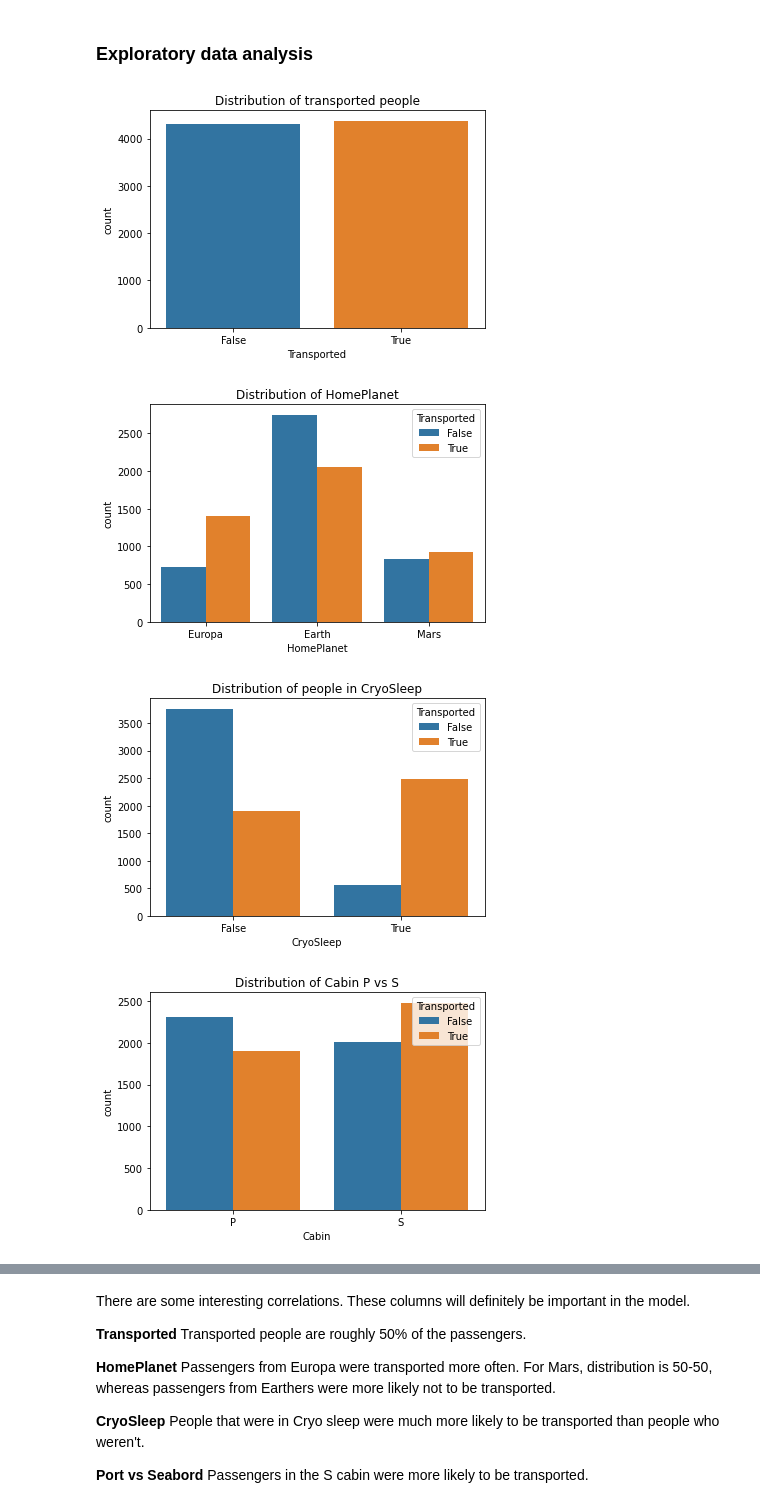
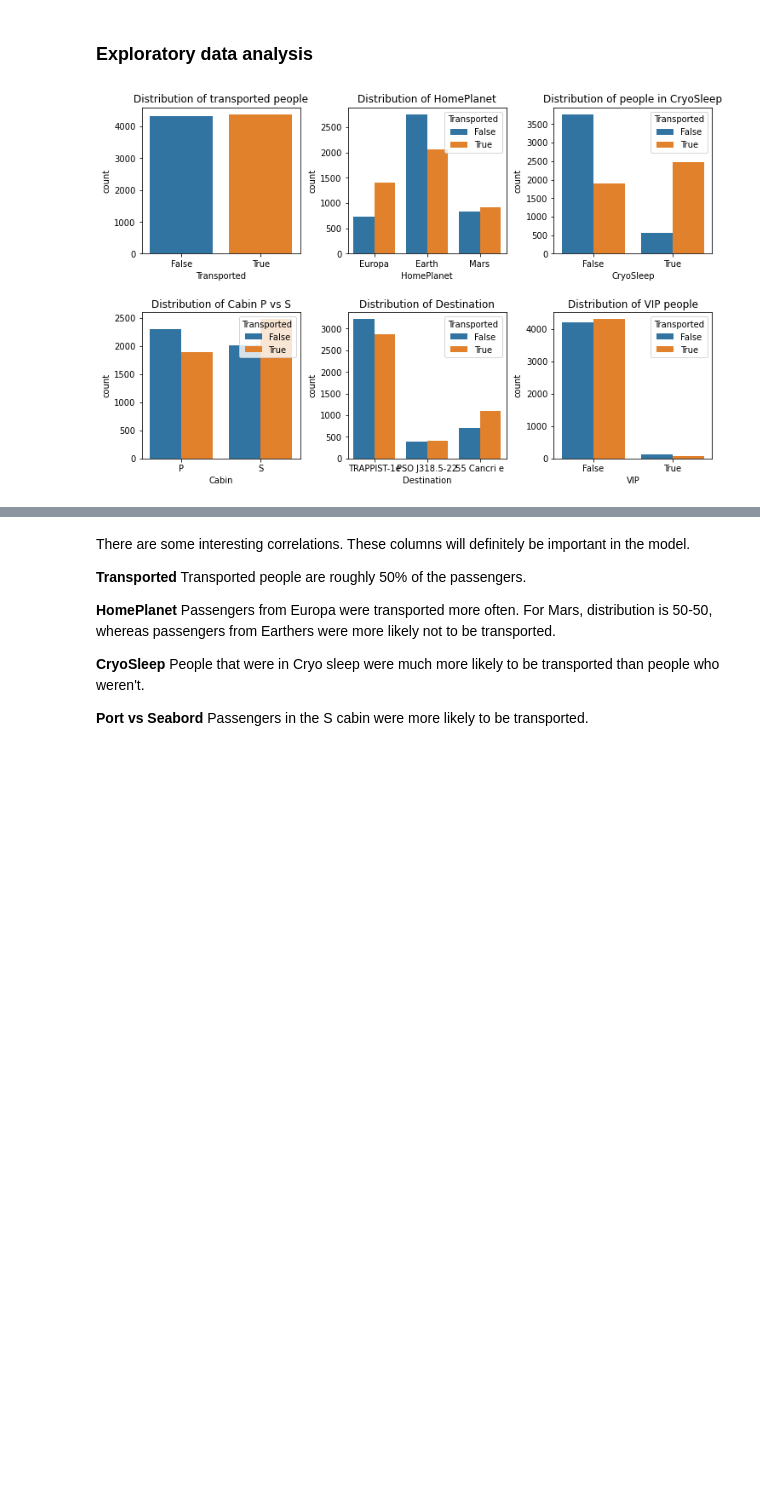
Before and after one commit to cseilcseil/spaceship-titanic, a Jupyter notebook: spaceship_titanic.ipynb, the cells around one changed output, grey strips where cells are left out. Saved outputs shown, nothing was run; the diff lists cells and outputs as text; code cells hidden in the pictures; blank space fills up the shorter version.

```diff
--- a/spaceship_titanic.ipynb
+++ b/spaceship_titanic.ipynb
@@ -97,42 +98,33 @@ dtype: int64
 ### Exploratory data analysis
 # %%
 # Transported people is roughly 50-50
-plt.figure()
+plt.figure(figsize=(12,12))
+
+plt.subplot(3,3,1)
 sns.countplot(data=data,x='Transported')
 plt.title('Distribution of transported people')
-plt.show()
-
 # Distribution of HomePlanet
-plt.figure()
+plt.subplot(3,3,2)
 sns.countplot(data=data,x='HomePlanet',hue='Transported')
 plt.title('Distribution of HomePlanet')
-plt.show()
-
 # Distribution of CryoSleep
-plt.figure()
+plt.subplot(3,3,3)
 sns.countplot(data=data,x='CryoSleep',hue='Transported')
 plt.title('Distribution of people in CryoSleep')
-plt.show()
-
 # Distribution of P vs S cabin
-plt.figure()
+plt.subplot(3,3,4)
 sns.countplot(data=data,x='Cabin',hue='Transported')
 plt.title('Distribution of Cabin P vs S')
-plt.show()
-
 # Distribution of Destination
-plt.figure()
+plt.subplot(3,3,5)
 sns.countplot(data=data,x='Destination',hue='Transported')
 plt.title('Distribution of Destination')
-plt.show()
-
 # Distribution of VIP people
-plt.figure()
+plt.subplot(3,3,6)
 sns.countplot(data=data,x='VIP',hue='Transported')
 plt.title('Distribution of VIP people')
+
+plt.subplots_adjust(hspace = 0.4, wspace=0.3)
 plt.show()
 # %% [output]
-[figure, old version]
+[figure, new version]
-[figure, removed]
-[figure, removed]
-[figure, removed]
```
Also changed, not shown: parts of 8 cells of this notebook.
